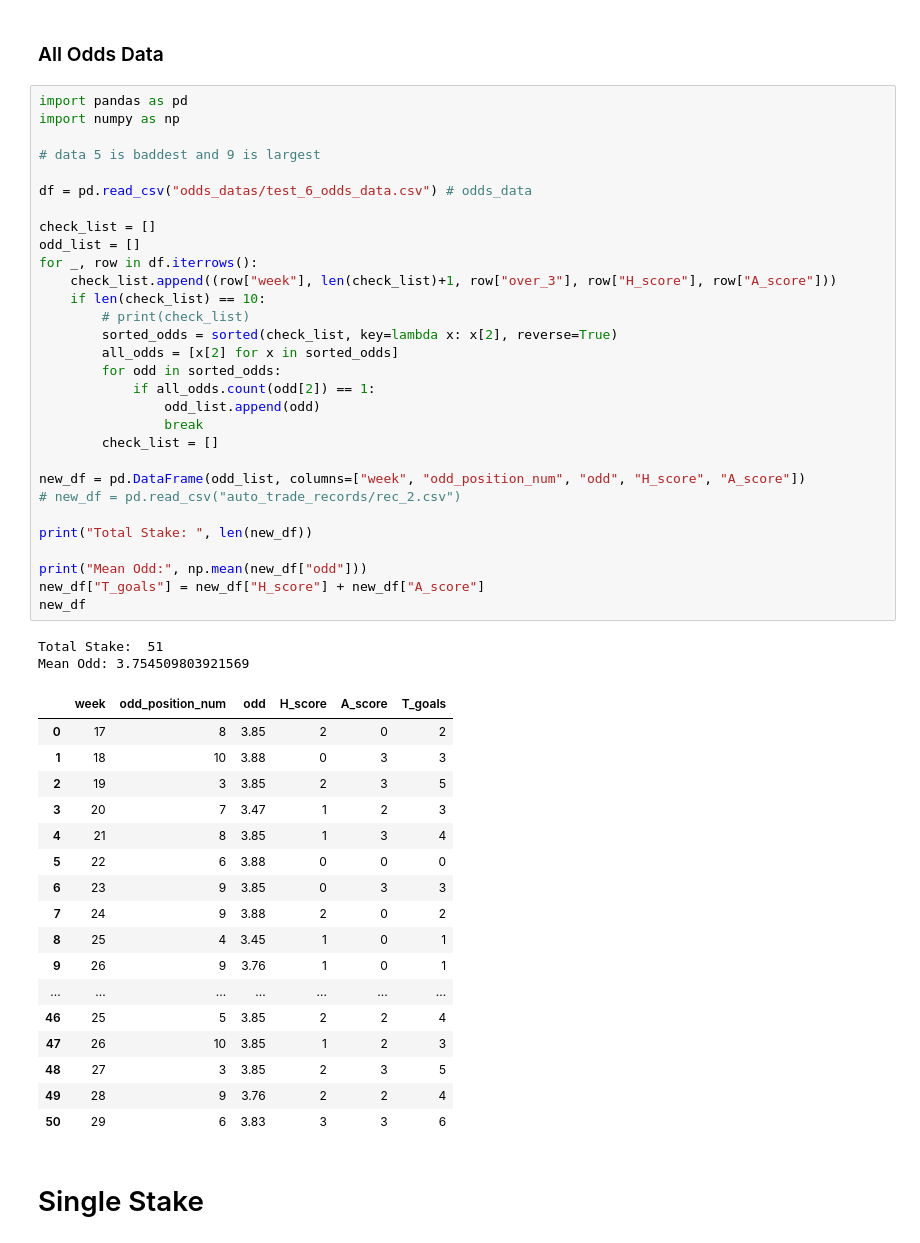
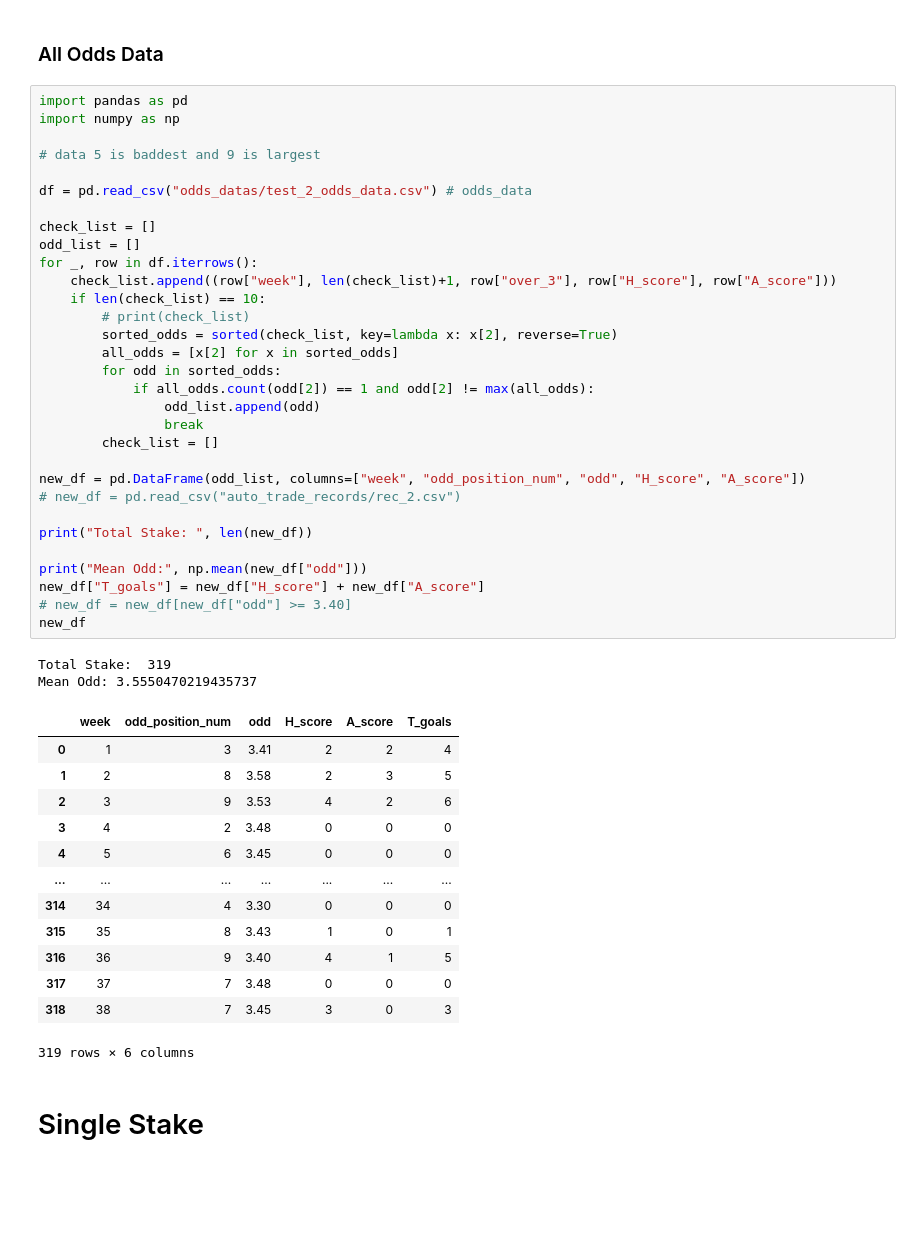
Before and after one commit to CJay-Cipher/virtual_football_league_predictor, a Jupyter notebook: strategy_analyzer.ipynb, the cells around one changed output. Saved outputs shown, nothing was run; the diff lists cells and outputs as text; blank space fills up the shorter version.

```diff
--- a/strategy_analyzer.ipynb
+++ b/strategy_analyzer.ipynb
@@ -20,53 +20,50 @@ example:
 # %%
 import pandas as pd
 import numpy as np
 
 # data 5 is baddest and 9 is largest
 
-df = pd.read_csv("odds_datas/test_6_odds_data.csv") # odds_data
+df = pd.read_csv("odds_datas/test_2_odds_data.csv") # odds_data
 
 check_list = []
 odd_list = []
 for _, row in df.iterrows():
     check_list.append((row["week"], len(check_list)+1, row["over_3"], row["H_score"], row["A_score"]))
     if len(check_list) == 10:
         # print(check_list)
         sorted_odds = sorted(check_list, key=lambda x: x[2], reverse=True)
         all_odds = [x[2] for x in sorted_odds]
         for odd in sorted_odds:
-            if all_odds.count(odd[2]) == 1:
+            if all_odds.count(odd[2]) == 1 and odd[2] != max(all_odds):
                 odd_list.append(odd)
                 break
         check_list = []
 
 new_df = pd.DataFrame(odd_list, columns=["week", "odd_position_num", "odd", "H_score", "A_score"])
 # new_df = pd.read_csv("auto_trade_records/rec_2.csv")
 
 print("Total Stake: ", len(new_df))
 
 print("Mean Odd:", np.mean(new_df["odd"]))
 new_df["T_goals"] = new_df["H_score"] + new_df["A_score"]
+# new_df = new_df[new_df["odd"] >= 3.40]
 new_df
 # %% [output]
-Total Stake:  51
-Mean Odd: 3.754509803921569
+Total Stake:  319
+Mean Odd: 3.5550470219435737
 |  | week | odd_position_num | odd | H_score | A_score | T_goals |
-| 0 | 17 | 8 | 3.85 | 2 | 0 | 2 |
-| 1 | 18 | 10 | 3.88 | 0 | 3 | 3 |
-| 2 | 19 | 3 | 3.85 | 2 | 3 | 5 |
-| 3 | 20 | 7 | 3.47 | 1 | 2 | 3 |
-| 4 | 21 | 8 | 3.85 | 1 | 3 | 4 |
-| 5 | 22 | 6 | 3.88 | 0 | 0 | 0 |
-| 6 | 23 | 9 | 3.85 | 0 | 3 | 3 |
-| 7 | 24 | 9 | 3.88 | 2 | 0 | 2 |
-| 8 | 25 | 4 | 3.45 | 1 | 0 | 1 |
-| 9 | 26 | 9 | 3.76 | 1 | 0 | 1 |
+| 0 | 1 | 3 | 3.41 | 2 | 2 | 4 |
+| 1 | 2 | 8 | 3.58 | 2 | 3 | 5 |
+| 2 | 3 | 9 | 3.53 | 4 | 2 | 6 |
+| 3 | 4 | 2 | 3.48 | 0 | 0 | 0 |
+| 4 | 5 | 6 | 3.45 | 0 | 0 | 0 |
 | ... | ... | ... | ... | ... | ... | ... |
-| 46 | 25 | 5 | 3.85 | 2 | 2 | 4 |
-| 47 | 26 | 10 | 3.85 | 1 | 2 | 3 |
-| 48 | 27 | 3 | 3.85 | 2 | 3 | 5 |
-| 49 | 28 | 9 | 3.76 | 2 | 2 | 4 |
-| 50 | 29 | 6 | 3.83 | 3 | 3 | 6 |
+| 314 | 34 | 4 | 3.30 | 0 | 0 | 0 |
+| 315 | 35 | 8 | 3.43 | 1 | 0 | 1 |
+| 316 | 36 | 9 | 3.40 | 4 | 1 | 5 |
+| 317 | 37 | 7 | 3.48 | 0 | 0 | 0 |
+| 318 | 38 | 7 | 3.45 | 3 | 0 | 3 |
+319 rows × 6 columns
 # %% [markdown]
 # Single Stake
 # %%
```
Also changed, not shown: parts of 14 cells of this notebook, 6 other files.
